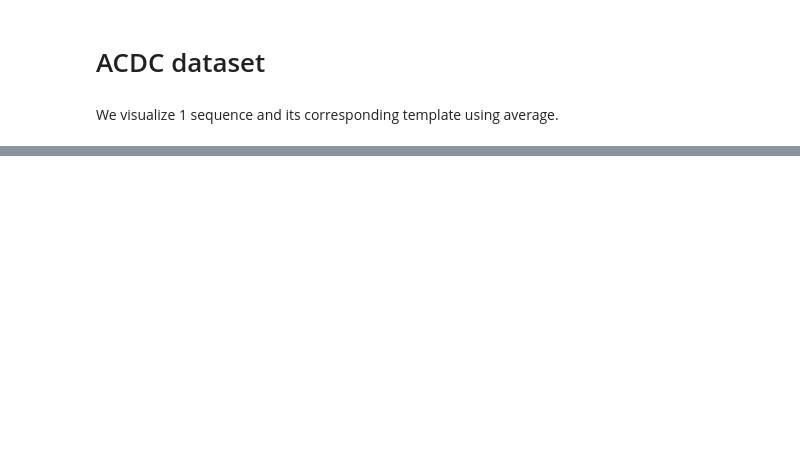
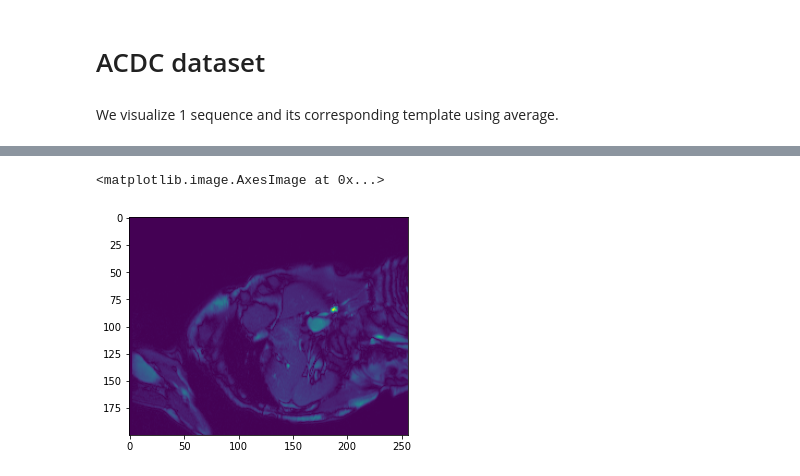
Before and after one commit to ManalHamdi/RAFT, a Jupyter notebook: core/DataVisualisation.ipynb, the cells around one changed output, grey strips where cells are left out. Drawn from its saved outputs; the diff is of its cells as text; code cells hidden in the pictures; blank space fills up the shorter version.

```diff
--- a/core/DataVisualisation.ipynb
+++ b/core/DataVisualisation.ipynb
@@ -31,0 +120,5 @@ This is the corresponding template
+# %%
+plt.imshow(seq[4,:,:].numpy())
+# %% [output]
+<matplotlib.image.AxesImage at 0x...>
+[figure, added]
```
Also changed, not shown: parts of 26 cells of this notebook, 8 other files.
